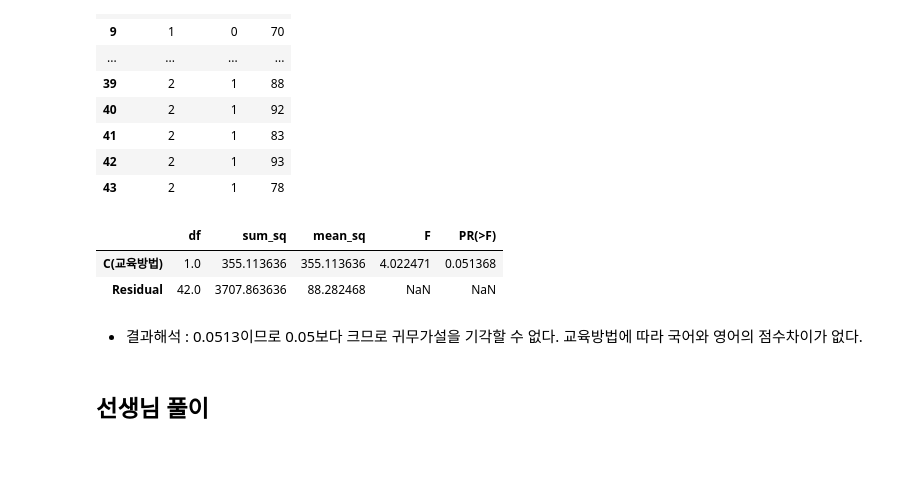
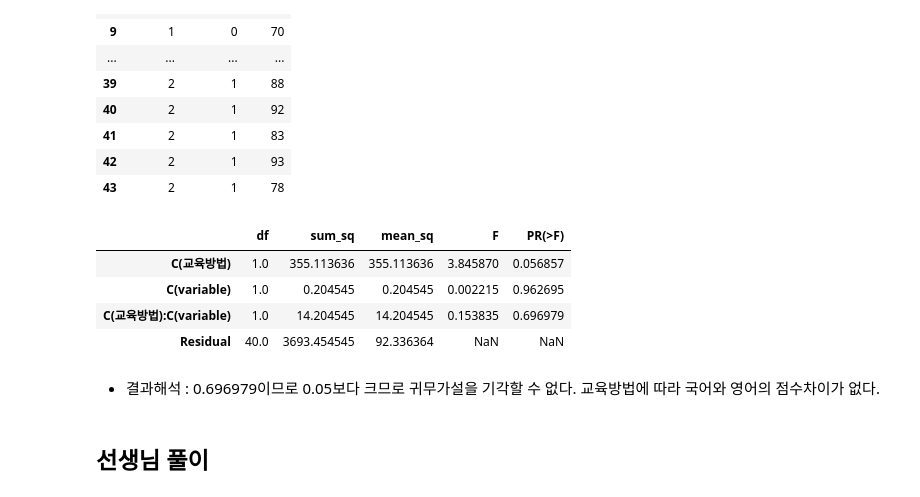
Before and after one commit to Jeeunun/Data_analysis_education_Closed, a Jupyter notebook: data_analysis/E.확증적_데이터_분석/02_두_변수간의_차이분석/분산분석_연습문제(3).ipynb, the cells around one changed output. Drawn from its saved outputs; the diff is of its cells as text; code cells hidden in the pictures; blank space fills up the shorter version.

```diff
--- a/data_analysis/E.확증적_데이터_분석/02_두_변수간의_차이분석/분산분석_연습문제(3).ipynb
+++ b/data_analysis/E.확증적_데이터_분석/02_두_변수간의_차이분석/분산분석_연습문제(3).ipynb
@@ -260,14 +260,16 @@ df4
 | 42 | 2 | 1 | 93 |
 | 43 | 2 | 1 | 78 |
 # %%
-model = ols('value ~ C(교육방법) ', data=df4).fit()
+model = ols('value ~ C(교육방법)*C(variable)', data=df4).fit()
 anova_lm(model)
 # %% [output]
 |  | df | sum_sq | mean_sq | F | PR(>F) |
-| C(교육방법) | 1.0 | 355.113636 | 355.113636 | 4.022471 | 0.051368 |
-| Residual | 42.0 | 3707.863636 | 88.282468 | NaN | NaN |
+| C(교육방법) | 1.0 | 355.113636 | 355.113636 | 3.845870 | 0.056857 |
+| C(variable) | 1.0 | 0.204545 | 0.204545 | 0.002215 | 0.962695 |
+| C(교육방법):C(variable) | 1.0 | 14.204545 | 14.204545 | 0.153835 | 0.696979 |
+| Residual | 40.0 | 3693.454545 | 92.336364 | NaN | NaN |
 # %% [markdown]
-- 결과해석 : 0.0513이므로 0.05보다 크므로 귀무가설을 기각할 수 없다. 교육방법에 따라 국어와 영어의 점수차이가 없다.
+- 결과해석 : 0.696979이므로 0.05보다 크므로 귀무가설을 기각할 수 없다. 교육방법에 따라 국어와 영어의 점수차이가 없다.
 # %% [markdown]
 ## 선생님 풀이
 # %%
```
Also changed, not shown: parts of 1 cell of this notebook.
